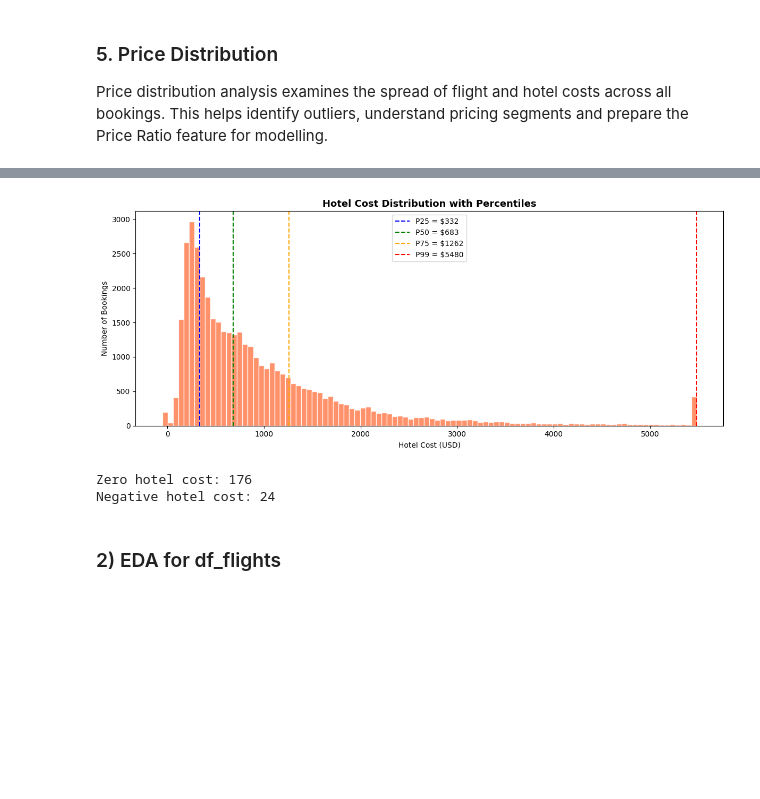
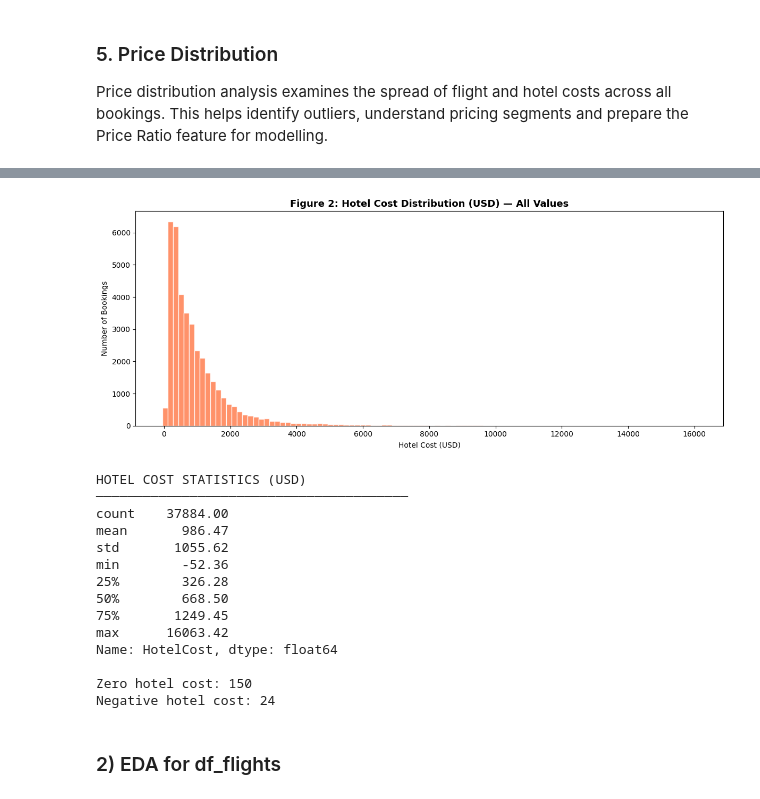
Before and after one commit to VildanaRazumova/thesis-demand-forecasting, a Jupyter notebook: thesis_notebook_final.ipynb, the cells around one changed output, grey strips where cells are left out. Cells and saved outputs as stored; diff of their text form; code cells hidden in the pictures; blank space fills up the shorter version.

```diff
--- a/thesis_notebook_final.ipynb
+++ b/thesis_notebook_final.ipynb
@@ -126,7 +126,7 @@ Drive already mounted at /content/drive; to attempt to forcibly remount, call dr
 ### Load Claims
 # %%
 df_claims = pd.read_csv(
-    '/content/drive/MyDrive/Thesis_RazumovaV_2026/thesis_data/_dp_claims_features.csv'
+    '/content/drive/MyDrive/Thesis_RazumovaV_2026/thesis_data/_dp_claims_features_2024-2026.csv'
 )
 # %%
 df_claims.head(3)
@@ -602,3 +602,18 @@ Booked within D-120: 92.8%
 
 Booking pace shows how many tour packages were booked per month
 and week. This reveals demand trends and seasonal patterns.
+# %%
+# Convert all date columns from string to datetime
+# errors='coerce' converts invalid values like \N to NaT (null date)
+df_claims['ClaimCreatedDT_UTC'] = pd.to_datetime(df_claims['ClaimCreatedDT_UTC'], errors='coerce')
+df_claims['DepartureDT']        = pd.to_datetime(df_claims['DepartureDT'],        errors='coerce')
+df_claims['TourEndDT']          = pd.to_datetime(df_claims['TourEndDT'],           errors='coerce')
+df_claims['ConfirmedDT_UTC']    = pd.to_datetime(df_claims['ConfirmedDT_UTC'],     errors='coerce')
+
+print(df_claims[['ClaimCreatedDT_UTC', 'DepartureDT', 'ConfirmedDT_UTC']].dtypes)
+
+# Check how many NaT values appeared
+print('\nNaT values after conversion:')
+print(f'ClaimCreatedDT_UTC: {df_claims["ClaimCreatedDT_UTC"].isna().sum()}')
+print(f'DepartureDT:        {df_claims["DepartureDT"].isna().sum()}')
+print(f'ConfirmedDT_UTC:    {df_claims["ConfirmedDT_UTC"].isna().sum()}')
@@ -812,48 +842,49 @@ Zero flight costs:     30
 # %%
-## Figure 8: Hotel Cost Distribution
+# Figure 8: Hotel Cost Distribution
 
 # Note: We keep ALL values, including negative and zero costs
-# Negative or Zero costs = infotour, complimentary or other special claims
-# We need to understand these values — not remove them now
+# Negative costs or Zero costs = could be infotour, complimentary or other special claims
+# We need to understand these values — not remove them
 
-
+# Step 1: Exclude only cancelled bookings
 active = df_claims[df_claims['StatusName'] != 'Canceled'].copy()
 
-# Step 1: Calculate key percentiles
-p25  = active['HotelCost'].quantile(0.25)
-p50  = active['HotelCost'].quantile(0.50)
-p75  = active['HotelCost'].quantile(0.75)
-p99  = active['HotelCost'].quantile(0.99)
-
-# Step 2: Plot histogram zoomed into main distribution (0 to P99)
+# Step 2: Plot histogram with ALL hotel cost values
 plt.figure(figsize=(12, 5))
-plt.hist(active['HotelCost'].clip(upper=p99),
-         bins=100,
+plt.hist(active['HotelCost'], bins=100,
          color='coral', edgecolor='white', alpha=0.85)
-
-# Step 3: Add percentile lines
-plt.axvline(x=p25, color='blue',   linestyle='--', linewidth=1.5, label=f'P25 = ${p25:.0f}')
-plt.axvline(x=p50, color='green',  linestyle='--', linewidth=1.5, label=f'P50 = ${p50:.0f}')
-plt.axvline(x=p75, color='orange', linestyle='--', linewidth=1.5, label=f'P75 = ${p75:.0f}')
-plt.axvline(x=p99, color='red',    linestyle='--', linewidth=1.5, label=f'P99 = ${p99:.0f}')
-
-# Step 4: Labels
-plt.title('Hotel Cost Distribution with Percentiles',
+plt.title('Figure 2: Hotel Cost Distribution (USD) — All Values',
           fontsize=13, fontweight='bold')
 plt.xlabel('Hotel Cost (USD)')
 plt.ylabel('Number of Bookings')
-plt.legend()
 plt.tight_layout()
 plt.show()
 
-# Step 5: Investigate zero and negative values
+# Step 3: Print key statistics
+print('HOTEL COST STATISTICS (USD)')
+print('─' * 40)
+print(active['HotelCost'].describe().round(2))
+
+# Step 4: Investigate zero and negative values
 print('\nZero hotel cost:',
       (active['HotelCost'] == 0).sum())
 print('Negative hotel cost:',
       (active['HotelCost'] < 0).sum())
 # %% [output]
-[figure, old version]
+[figure, new version]
-Zero hotel cost: 176
+HOTEL COST STATISTICS (USD)
+────────────────────────────────────────
+count    37884.00
+mean       986.47
+std       1055.62
+min        -52.36
+25%        326.28
+50%        668.50
+75%       1249.45
+max      16063.42
+Name: HotelCost, dtype: float64
+
+Zero hotel cost: 150
 Negative hotel cost: 24
 # %% [markdown]
 ### 2) EDA for df_flights
```
Also changed, not shown: parts of 18 cells of this notebook.
